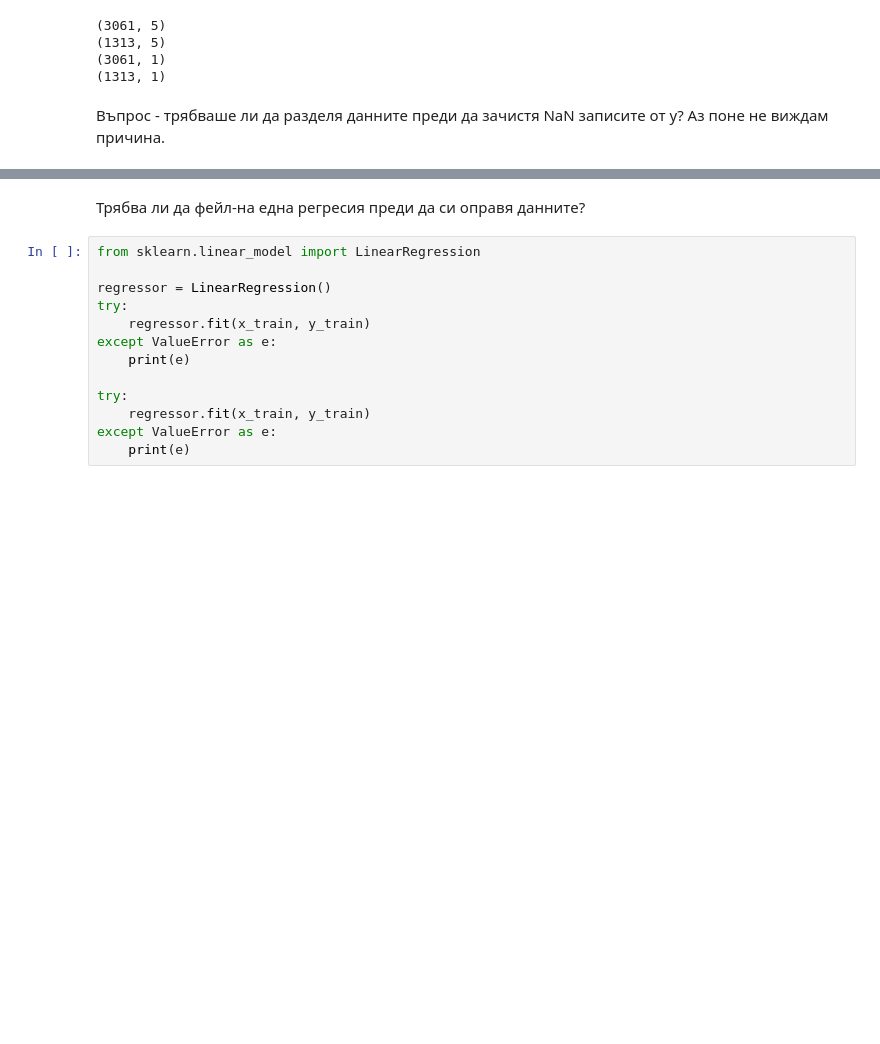
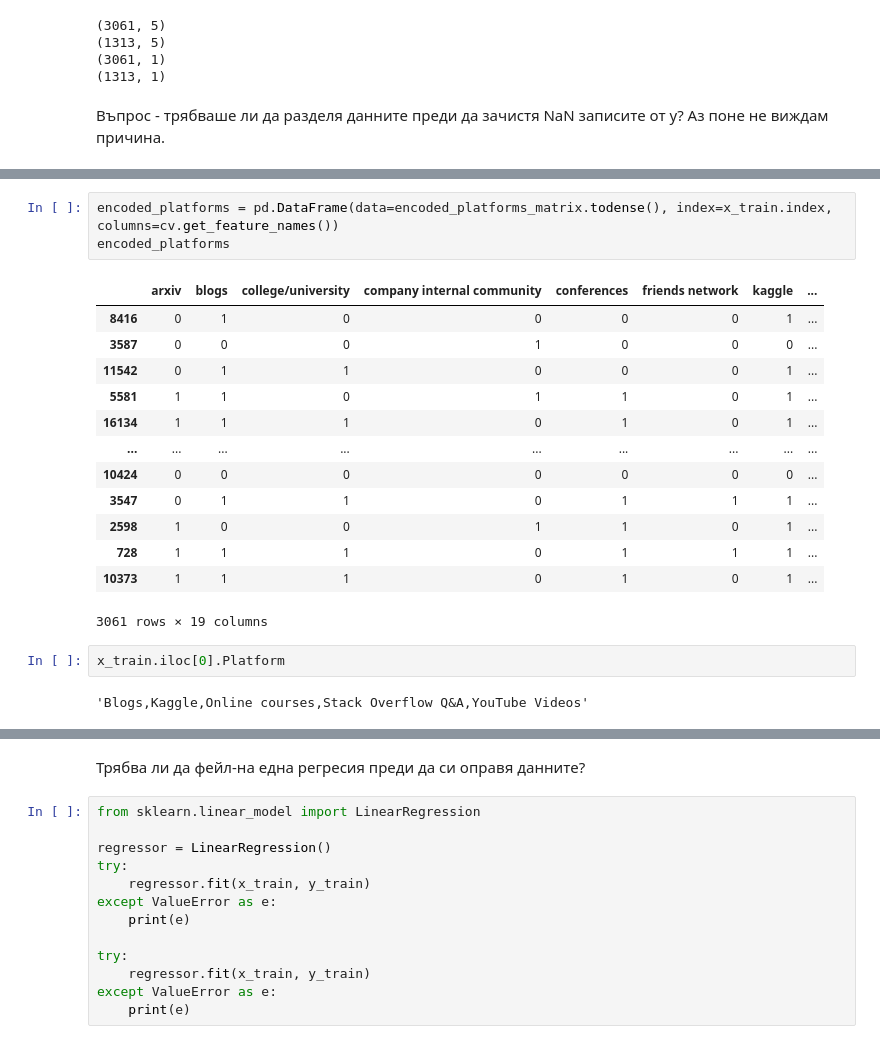
Before and after one commit to bobev18/kaggle_survey-17, a Jupyter notebook: survey2017.ipynb, the cells around one changed output, grey strips where cells are left out. Cells and saved outputs as stored; diff of their text form; blank space fills up the shorter version.

```diff
--- a/survey2017.ipynb
+++ b/survey2017.ipynb
@@ -796,0 +855,21 @@ SyntaxError: invalid syntax (<ipython-input-132-788f2eac22ac>, line 1)
+# %%
+encoded_platforms = pd.DataFrame(data=encoded_platforms_matrix.todense(), index=x_train.index, columns=cv.get_feature_names())
+encoded_platforms
+# %% [output]
+|  | arxiv | blogs | college/university | company internal community | conferences | friends network | kaggle | ... |
+| 8416 | 0 | 1 | 0 | 0 | 0 | 0 | 1 | ... |
+| 3587 | 0 | 0 | 0 | 1 | 0 | 0 | 0 | ... |
+| 11542 | 0 | 1 | 1 | 0 | 0 | 0 | 1 | ... |
+| 5581 | 1 | 1 | 0 | 1 | 1 | 0 | 1 | ... |
+| 16134 | 1 | 1 | 1 | 0 | 1 | 0 | 1 | ... |
+| ... | ... | ... | ... | ... | ... | ... | ... | ... |
+| 10424 | 0 | 0 | 0 | 0 | 0 | 0 | 0 | ... |
+| 3547 | 0 | 1 | 1 | 0 | 1 | 1 | 1 | ... |
+| 2598 | 1 | 0 | 0 | 1 | 1 | 0 | 1 | ... |
+| 728 | 1 | 1 | 1 | 0 | 1 | 1 | 1 | ... |
+| 10373 | 1 | 1 | 1 | 0 | 1 | 0 | 1 | ... |
+3061 rows × 19 columns
+# %%
+x_train.iloc[0].Platform
+# %% [output]
+'Blogs,Kaggle,Online courses,Stack Overflow Q&A,YouTube Videos'
```
Also changed, not shown: parts of 26 cells of this notebook, 1 other file.
